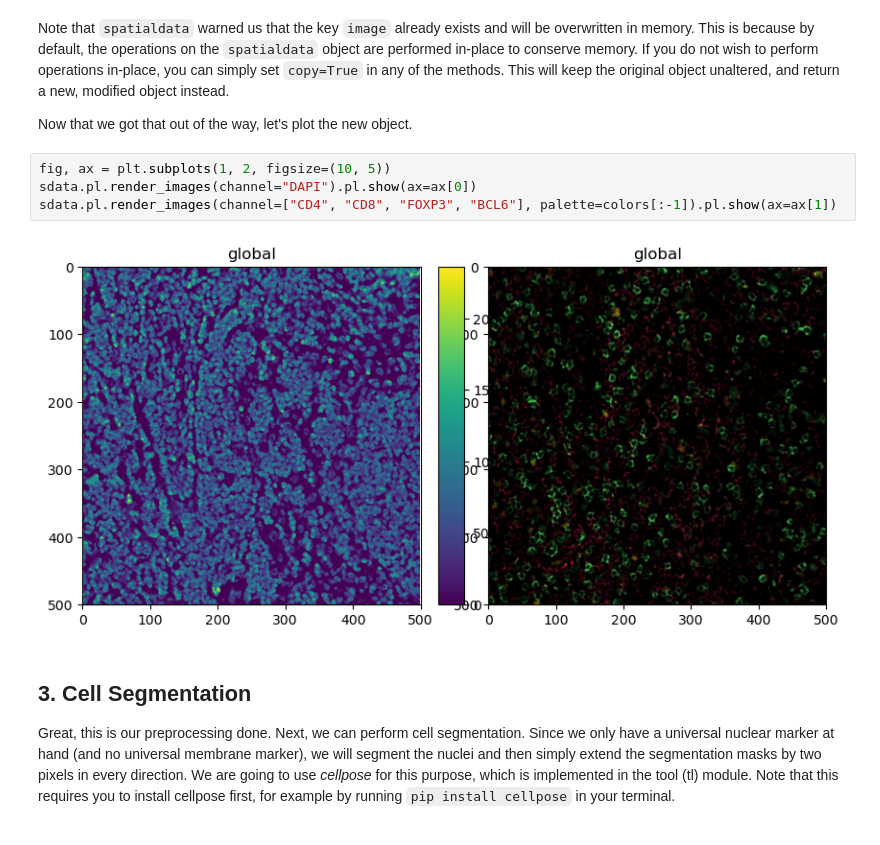
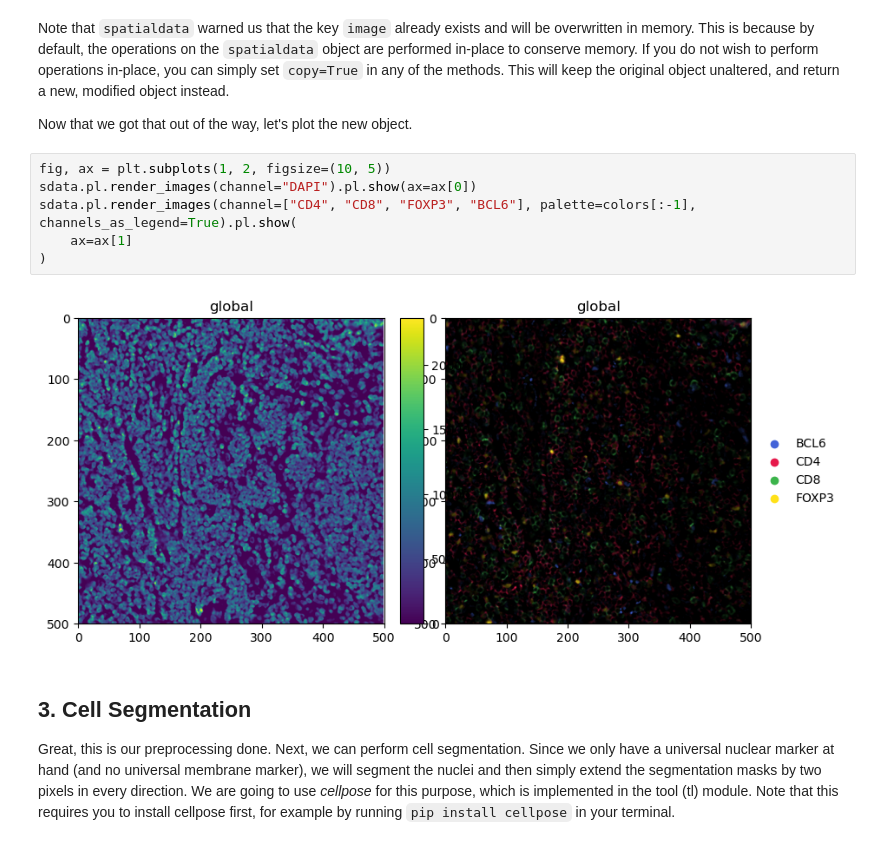
Before and after one commit to sagar87/spatialproteomics, a Jupyter notebook: docs/notebooks/ExampleWorkflowSpatialdata.ipynb, the cells around one changed output. Saved outputs shown, nothing was run; the diff lists cells and outputs as text.

```diff
--- a/docs/notebooks/ExampleWorkflowSpatialdata.ipynb
+++ b/docs/notebooks/ExampleWorkflowSpatialdata.ipynb
@@ -121,9 +120,11 @@ Now that we got that out of the way, let's plot the new object.
 # %%
 fig, ax = plt.subplots(1, 2, figsize=(10, 5))
 sdata.pl.render_images(channel="DAPI").pl.show(ax=ax[0])
-sdata.pl.render_images(channel=["CD4", "CD8", "FOXP3", "BCL6"], palette=colors[:-1]).pl.show(ax=ax[1])
+sdata.pl.render_images(channel=["CD4", "CD8", "FOXP3", "BCL6"], palette=colors[:-1], channels_as_legend=True).pl.show(
+    ax=ax[1]
+)
 # %% [output]
-[figure, old version]
+[figure, new version]
 # %% [markdown]
 ## 3. Cell Segmentation
 
```
Also changed, not shown: parts of 5 cells of this notebook.
